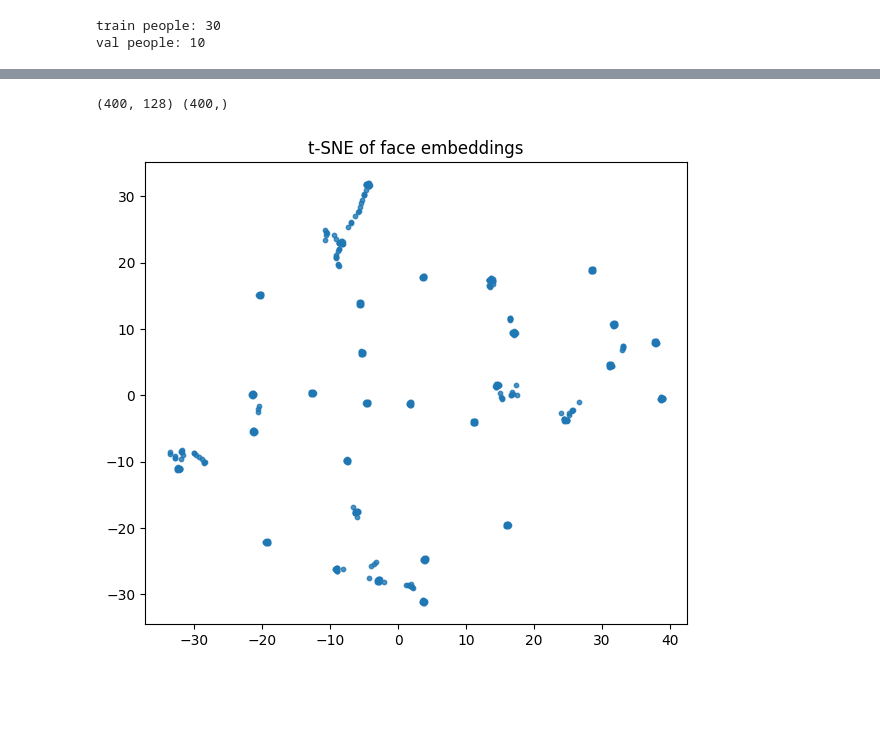
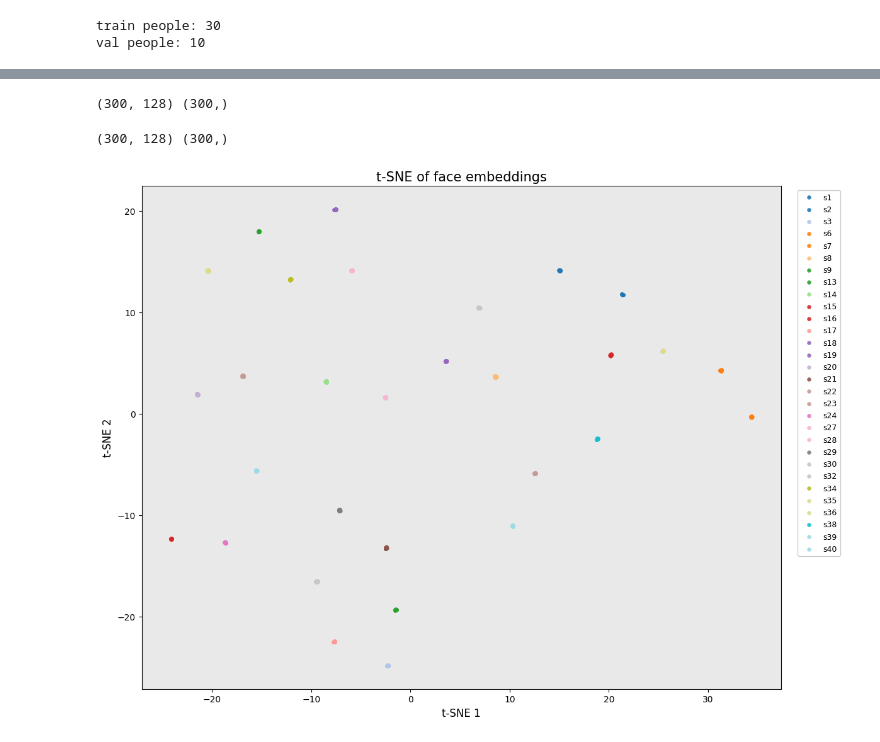
Before and after one commit to bargomix/24944_Bezborodov_N_A_PAC, a Jupyter notebook: lab2/lab2.ipynb, the cells around one changed output, grey strips where cells are left out. Cells and saved outputs as stored; diff of their text form; code cells hidden in the pictures; blank space fills up the shorter version.

```diff
--- a/lab2/lab2.ipynb
+++ b/lab2/lab2.ipynb
@@ -40,7 +40,7 @@ def load_att(root):
             by_id[pid] = imgs
     return by_id
 
-faces_by_id = load_att(R"D:\scourse\PAC\semister4\pacapa\lab2\datasets\kasikrit\att-database-of-faces\versions\2")  # или путь к папке датасета
+faces_by_id = load_att("/home/bargomix/Documents/secondcourse/PAC/semister4/24944_Bezborodov_N_A_PAC/lab2/att-database-of-faces/versions/2")  # или путь к папке датасета
 print("people:", len(faces_by_id), "\nimages per person:", len(next(iter(faces_by_id.values()))))
 # %% [output]
 people: 40
@@ -195,6 +296,6 @@ for epoch in range(10):
 # %%
 model = SiameseNet().to(device)
-model.load_state_dict(torch.load(R"D:\scourse\PAC\semister4\pacapa\lab2\best.pth"))
+model.load_state_dict(torch.load("best.pth", map_location=device))
 model.eval()
 # %% [output]
 SiameseNet(
@@ -243,22 +344,66 @@ def collect_embeddings(by_id):
         Y.append(np.array(pid))
     return np.vstack(Z), np.concatenate(Y)
 
-Z, Y = collect_embeddings(faces_by_id)
+Z, Y = collect_embeddings(train_faces)
 print(Z.shape, Y.shape)
 # %% [output]
-(400, 128) (400,)
+(300, 128) (300,)
 # %%
 from sklearn.manifold import TSNE
+import matplotlib.pyplot as plt
+import numpy as np
 
-tsne = TSNE(n_components=2, perplexity=15, init="pca", learning_rate="auto", random_state=42)
+Z, Y = collect_embeddings(train_faces)
+print(Z.shape, Y.shape)
+
+tsne = TSNE(
+    n_components=2,
+    perplexity=15,
+    init="pca",
+    learning_rate="auto",
+    random_state=42
+)
+
 Z2 = tsne.fit_transform(Z)
 
-plt.figure(figsize=(7, 6))
-plt.scatter(Z2[:,0], Z2[:,1], s=10, alpha=0.8)
-plt.title("t-SNE of face embeddings")
+unique_ids = np.unique(Y)
+cmap = plt.cm.get_cmap("tab20", len(unique_ids))
+
+fig, ax = plt.subplots(figsize=(12, 9), dpi=100)
+fig.patch.set_facecolor("white")
+ax.set_facecolor("#e9e9e9")
+
+for i, pid in enumerate(unique_ids):
+    mask = (Y == pid)
+
+    ax.scatter(
+        Z2[mask, 0],
+        Z2[mask, 1],
+        s=22,
+        alpha=0.9,
+        c=[cmap(i)],
+        linewidths=0,
+        label=f"s{int(pid)}"
+    )
+
+ax.set_title("t-SNE of face embeddings", fontsize=15)
+ax.set_xlabel("t-SNE 1", fontsize=12)
+ax.set_ylabel("t-SNE 2", fontsize=12)
+
+legend = ax.legend(
+    loc="upper left",
+    bbox_to_anchor=(1.02, 1.0),
+    frameon=True,
+    fontsize=9
+)
+legend.get_frame().set_facecolor("white")
+legend.get_frame().set_alpha(1.0)
+
+plt.tight_layout()
 plt.show()
 # %% [output]
+(300, 128) (300,)
-[figure, old version]
+[figure, new version]
 # %%
 @torch.no_grad()
 def distance_of_pair(img1, img2):
```
Also changed, not shown: parts of 6 cells of this notebook, 10 other files.
